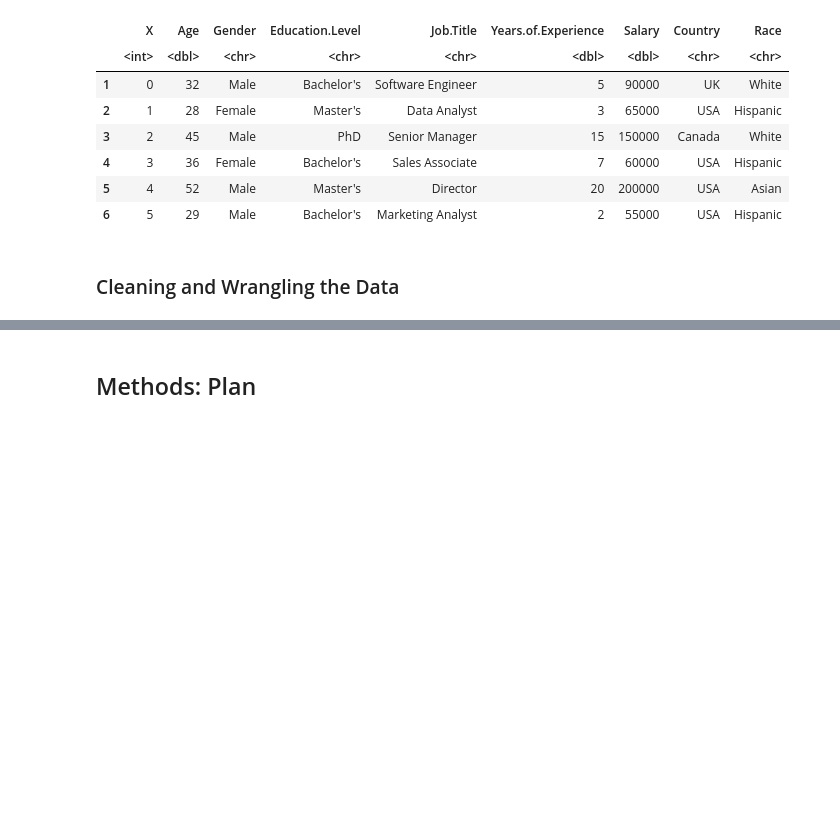
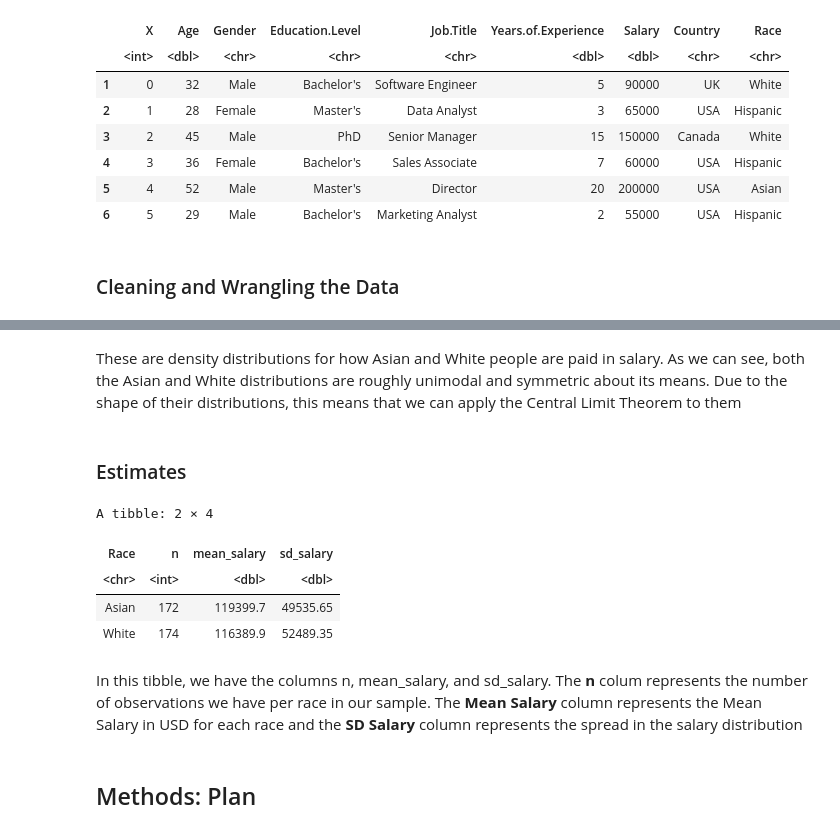
Before and after one commit to hongkailiu123/Race-VS.-Annual-Income-Statistical-Inference-Report, a Jupyter notebook: proposal_Group7.ipynb, the cells around one changed output, grey strips where cells are left out. Cells and saved outputs as stored; diff of their text form; code cells hidden in the pictures; blank space fills up the shorter version.

```diff
--- a/proposal_Group7.ipynb
+++ b/proposal_Group7.ipynb
@@ -66,3 +113,23 @@ A data.frame: 6 × 9
+# %% [markdown]
+These are density distributions for how Asian and White people are paid in salary. As we can see, both the Asian and White distributions are roughly unimodal and symmetric about its means. Due to the shape of their distributions, this means that we can apply the Central Limit Theorem to them
+# %% [markdown]
+### Estimates
+# %%
+race_sal_estimates <- salary %>%
+                        group_by(Race) %>%
+                        summarize(n = n(),
+                                  mean_salary = mean(Salary),
+                                  sd_salary = sd(Salary))
+
+race_sal_estimates
+# %% [output]
+A tibble: 2 × 4
+| Race | n | mean_salary | sd_salary |
+| <chr> | <int> | <dbl> | <dbl> |
+| Asian | 172 | 119399.7 | 49535.65 |
+| White | 174 | 116389.9 | 52489.35 |
+# %% [markdown]
+In this tibble, we have the columns n, mean_salary, and sd_salary. The **n** colum represents the number of observations we have per race in our sample. The **Mean Salary** column represents the Mean Salary in USD for each race and the **SD Salary** column represents the spread in the salary distribution
 # %% [markdown]
 ## Methods: Plan
 # %% [markdown]
```
Also changed, not shown: parts of 9 cells of this notebook.
